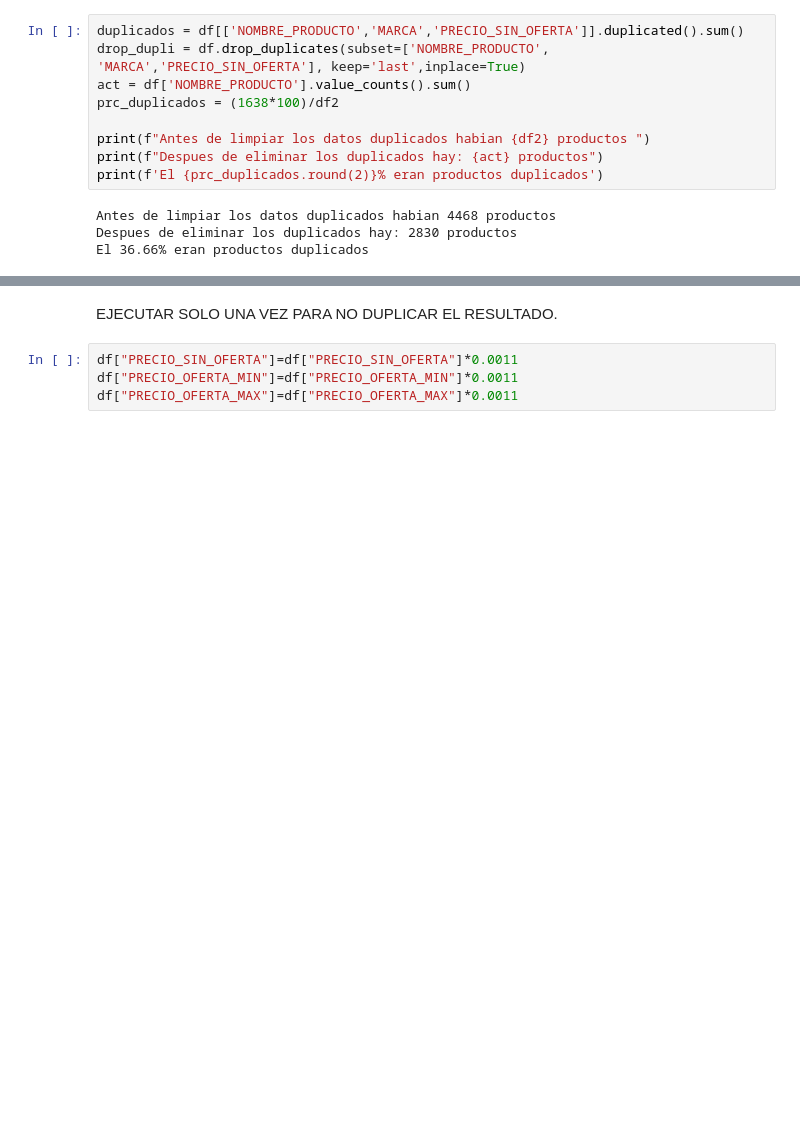
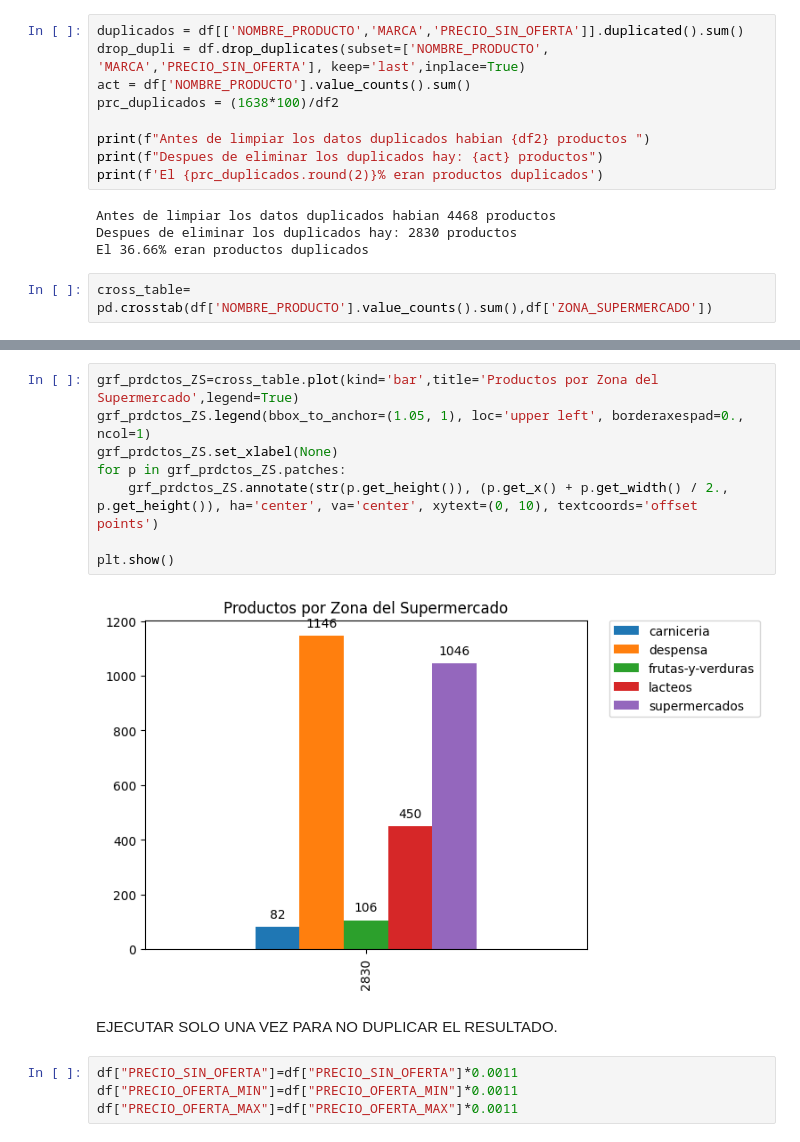
Before and after one commit to Bubu52/AMACOR_SUPERMARKET, a Jupyter notebook: Preguntas resueltas v.1.1.ipynb, the cells around one changed output, grey strips where cells are left out. Cells and saved outputs as stored; diff of their text form; blank space fills up the shorter version.

```diff
--- a/Preguntas resueltas v.1.1.ipynb
+++ b/Preguntas resueltas v.1.1.ipynb
@@ -120,3 +121,5 @@ print(f'El {prc_duplicados.round(2)}% eran productos duplicados')
 Antes de limpiar los datos duplicados habian 4468 productos
 Despues de eliminar los duplicados hay: 2830 productos
 El 36.66% eran productos duplicados
+# %%
+cross_table= pd.crosstab(df['NOMBRE_PRODUCTO'].value_counts().sum(),df['ZONA_SUPERMERCADO'])
@@ -123,3 +132,13 @@ El 36.66% eran productos duplicados
+# %%
+grf_prdctos_ZS=cross_table.plot(kind='bar',title='Productos por Zona del Supermercado',legend=True)
+grf_prdctos_ZS.legend(bbox_to_anchor=(1.05, 1), loc='upper left', borderaxespad=0., ncol=1)
+grf_prdctos_ZS.set_xlabel(None)
+for p in grf_prdctos_ZS.patches:
+    grf_prdctos_ZS.annotate(str(p.get_height()), (p.get_x() + p.get_width() / 2., p.get_height()), ha='center', va='center', xytext=(0, 10), textcoords='offset points')
+
+plt.show()
+# %% [output]
+[figure, added]
 # %% [markdown]
 EJECUTAR SOLO UNA VEZ PARA NO DUPLICAR EL RESULTADO.
 # %%
```
Also changed, not shown: parts of 4 cells of this notebook.
